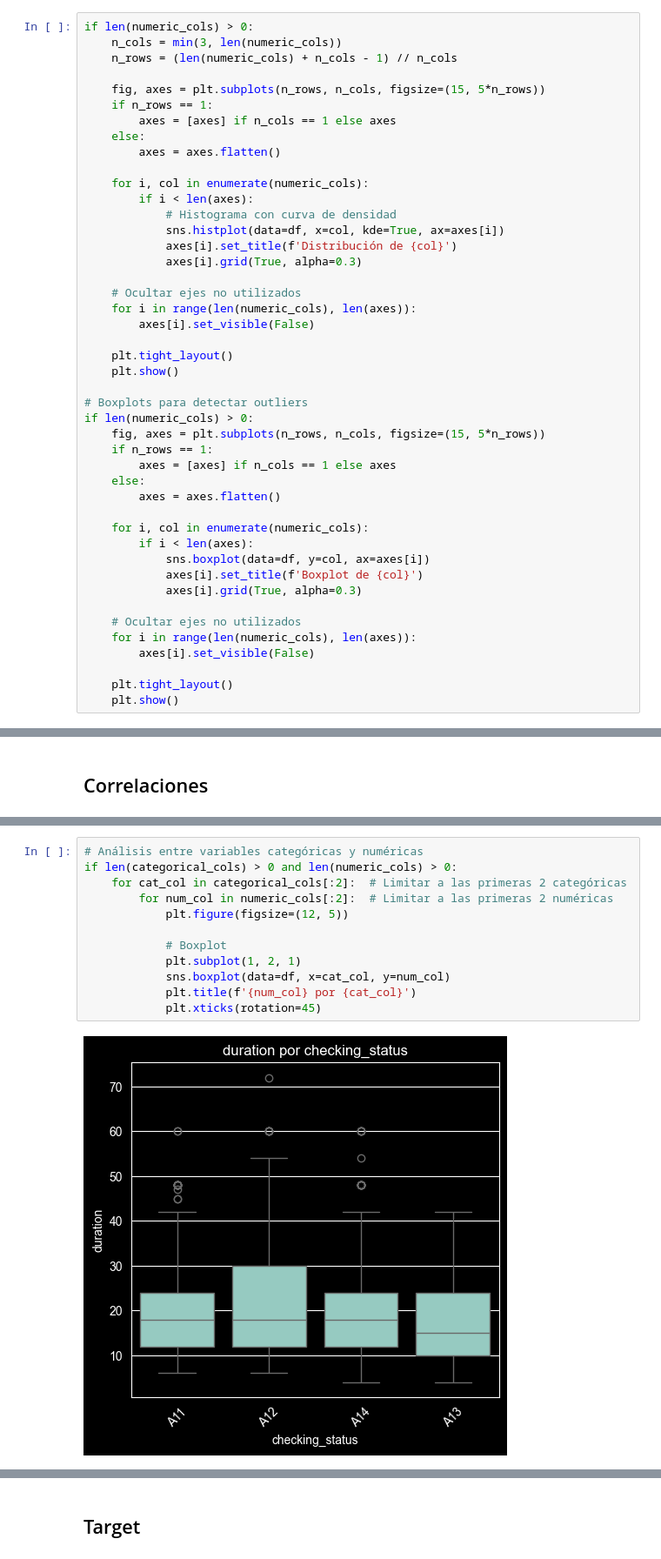
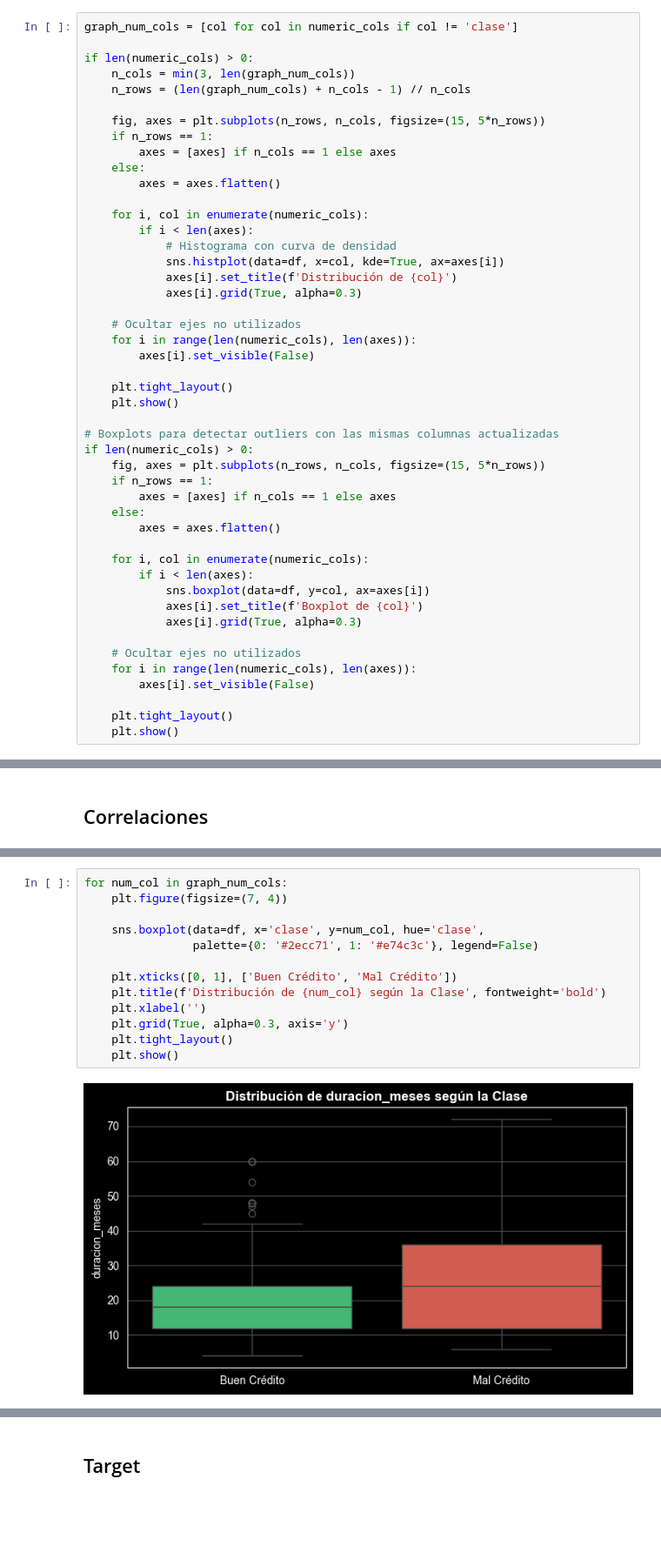
Before and after one commit to JohelBarquero/ProyectoA_RiesgoCrediticio, a Jupyter notebook: notebooks/EDA.ipynb, the cells around one changed output, grey strips where cells are left out. Shown at 87% size. Saved outputs shown, nothing was run; the diff lists cells and outputs as text; blank space fills up the shorter version.

Commit message:
Feat: Coreecciones del EDA, data_prep y preprocesamiento

```diff
--- a/notebooks/EDA.ipynb
+++ b/notebooks/EDA.ipynb
@@ -175,9 +390,11 @@ See https://pandas.pydata.org/docs/user_guide/migration-3-strings.html#string-mi
 # %% [markdown]
 ## Visualización de distribuciones para variables numéricas
 # %%
+graph_num_cols = [col for col in numeric_cols if col != 'clase']
+
 if len(numeric_cols) > 0:
-    n_cols = min(3, len(numeric_cols))
-    n_rows = (len(numeric_cols) + n_cols - 1) // n_cols
+    n_cols = min(3, len(graph_num_cols))
+    n_rows = (len(graph_num_cols) + n_cols - 1) // n_cols
 
     fig, axes = plt.subplots(n_rows, n_cols, figsize=(15, 5*n_rows))
     if n_rows == 1:
@@ -199,7 +416,7 @@ if len(numeric_cols) > 0:
     plt.tight_layout()
     plt.show()
 
-# Boxplots para detectar outliers
+# Boxplots para detectar outliers con las mismas columnas actualizadas
 if len(numeric_cols) > 0:
     fig, axes = plt.subplots(n_rows, n_cols, figsize=(15, 5*n_rows))
     if n_rows == 1:
@@ -260,14 +493,15 @@ Matriz de correlación:
 # %%
-# Análisis entre variables categóricas y numéricas
-if len(categorical_cols) > 0 and len(numeric_cols) > 0:
-    for cat_col in categorical_cols[:2]:  # Limitar a las primeras 2 categóricas
-        for num_col in numeric_cols[:2]:  # Limitar a las primeras 2 numéricas
-            plt.figure(figsize=(12, 5))
+for num_col in graph_num_cols:
+    plt.figure(figsize=(7, 4))
 
-            # Boxplot
-            plt.subplot(1, 2, 1)
-            sns.boxplot(data=df, x=cat_col, y=num_col)
-            plt.title(f'{num_col} por {cat_col}')
-            plt.xticks(rotation=45)
+    sns.boxplot(data=df, x='clase', y=num_col, hue='clase',
+                palette={0: '#2ecc71', 1: '#e74c3c'}, legend=False)
+
+    plt.xticks([0, 1], ['Buen Crédito', 'Mal Crédito'])
+    plt.title(f'Distribución de {num_col} según la Clase', fontweight='bold')
+    plt.xlabel('')
+    plt.grid(True, alpha=0.3, axis='y')
+    plt.tight_layout()
+    plt.show()
 # %% [output]
-[figure, old version]
+[figure, new version]
```
Also changed, not shown: parts of 26 cells of this notebook, 3 other files.
